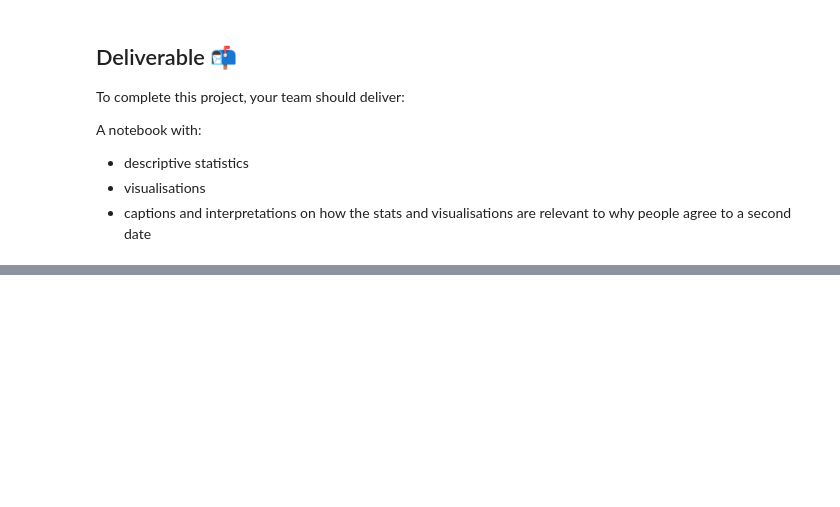
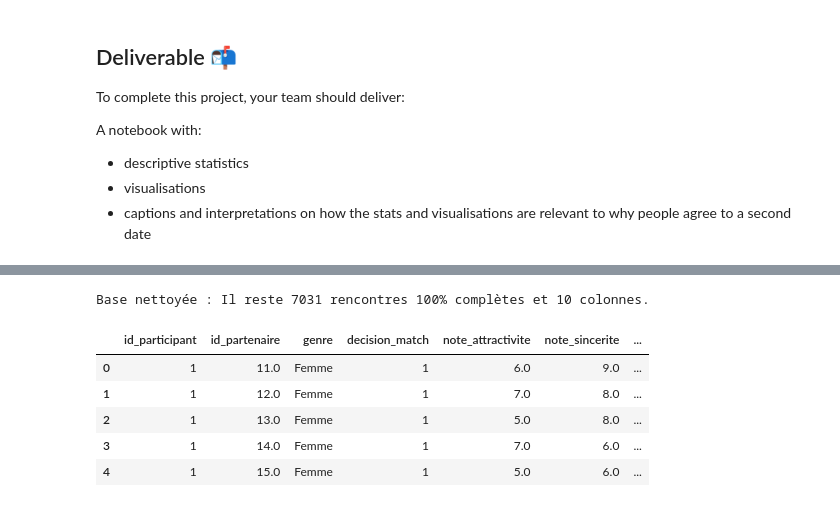
Before and after one commit to Carelle777/projet_01_speed_dating, a Jupyter notebook: notebooks/01-Speed_Dating.ipynb, the cells around one changed output, grey strips where cells are left out. Saved outputs shown, nothing was run; the diff lists cells and outputs as text; code cells hidden in the pictures; blank space fills up the shorter version.

```diff
--- a/notebooks/01-Speed_Dating.ipynb
+++ b/notebooks/01-Speed_Dating.ipynb
@@ -377,0 +160,37 @@ Corrélation réelle attractivité ↔ match : 0.26
+# %%
+# 1. Sélection stricte (On garde uniquement nos 10 colonnes vitales, on ignore les 185 autres)
+colonnes_a_garder = ['iid', 'pid', 'gender', 'dec', 'attr', 'sinc', 'intel', 'fun', 'amb', 'shar']
+df_propre = df_tinder[colonnes_a_garder].copy()
+
+# 2. Traduction Business
+df_propre = df_propre.rename(columns={
+    'iid': 'id_participant',
+    'pid': 'id_partenaire',
+    'gender': 'genre',
+    'dec': 'decision_match',
+    'attr': 'note_attractivite',
+    'sinc': 'note_sincerite',
+    'intel': 'note_intelligence',
+    'fun': 'note_humour',
+    'amb': 'note_ambition',
+    'shar': 'note_interets_communs'
+})
+
+# 3. Nettoyage des NaN
+df_propre = df_propre.dropna()
+
+# 4. Pour la lisibilité des graphiques : on transforme les 0 et 1 du genre en mots
+df_propre['genre'] = df_propre['genre'].replace({0.0: 'Femme', 1.0: 'Homme'})
+
+# 5. Audit final de la base saine
+lignes_propres = df_propre.shape[0]
+print(f"Base nettoyée : Il reste {lignes_propres} rencontres 100% complètes et 10 colonnes.")
+display(df_propre.head())
+# %% [output]
+Base nettoyée : Il reste 7031 rencontres 100% complètes et 10 colonnes.
+|  | id_participant | id_partenaire | genre | decision_match | note_attractivite | note_sincerite | ... |
+| 0 | 1 | 11.0 | Femme | 1 | 6.0 | 9.0 | ... |
+| 1 | 1 | 12.0 | Femme | 1 | 7.0 | 8.0 | ... |
+| 2 | 1 | 13.0 | Femme | 1 | 5.0 | 8.0 | ... |
+| 3 | 1 | 14.0 | Femme | 1 | 7.0 | 6.0 | ... |
+| 4 | 1 | 15.0 | Femme | 1 | 5.0 | 6.0 | ... |
```
Also changed, not shown: parts of 41 cells of this notebook, 11 other files.
